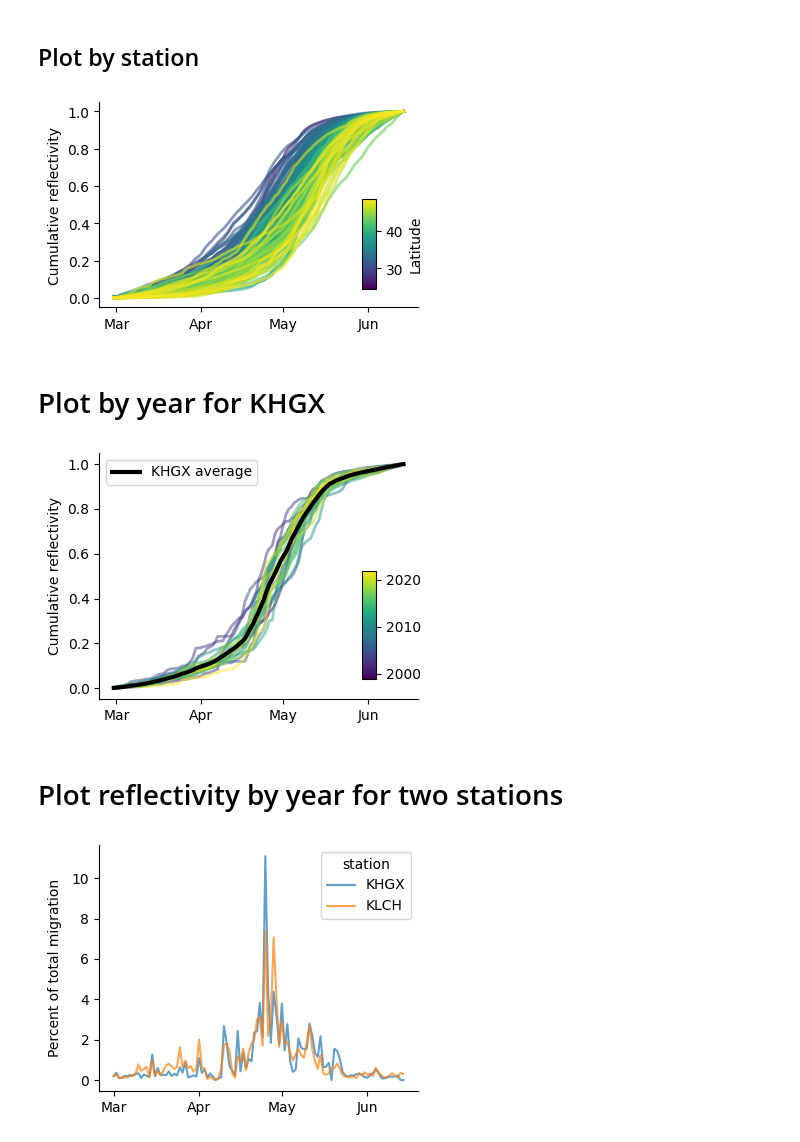
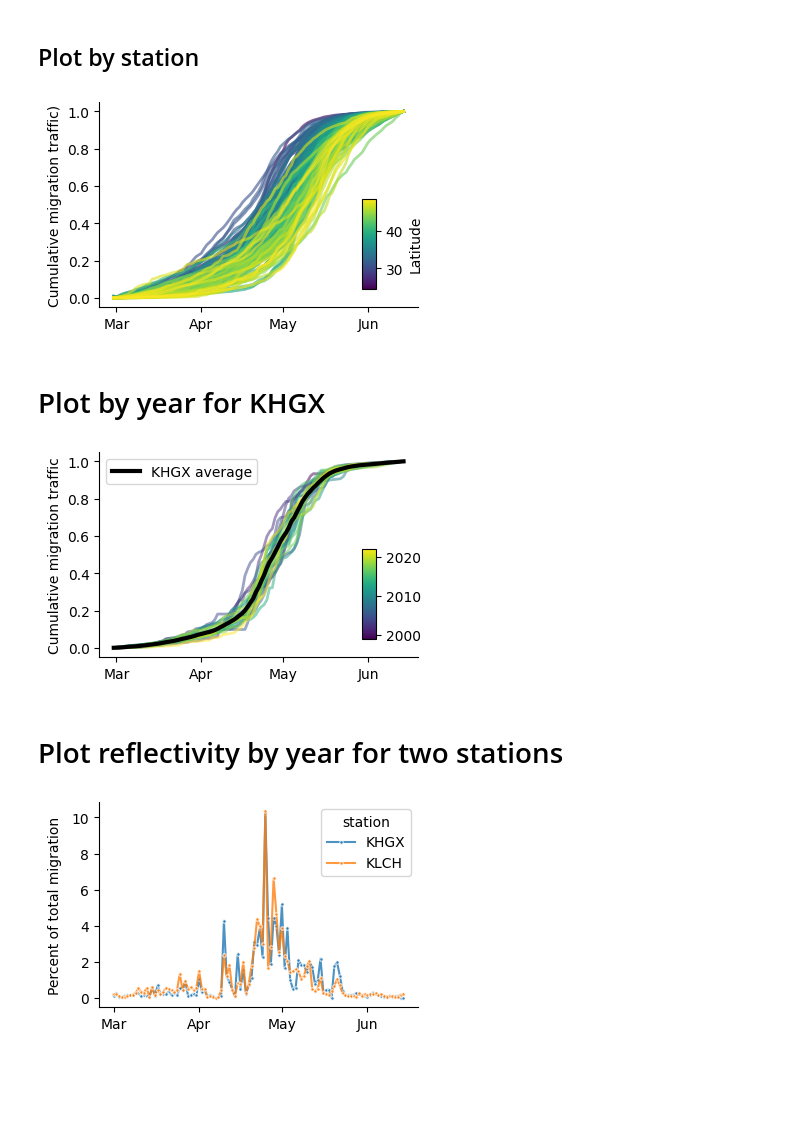
Before and after one commit to darkecology/darkeco-dataset-prep, a Jupyter notebook: validation/phenology.ipynb, the cells around one changed output. Saved outputs shown, nothing was run; the diff lists cells and outputs as text; code cells hidden in the pictures; blank space fills up the shorter version.

Commit message:
update validation scripts and figures

```diff
--- a/validation/phenology.ipynb
+++ b/validation/phenology.ipynb
@@ -16,7 +16,7 @@ root = "../data-1.0.0"
 dfs = []
 years = range(1995, 2023)
 for year in years:
-    file = f"{root}/combined-daily/{year}-daily.csv"
+    file = f"{root}/daily/{year}-daily.csv"
     df = pd.read_csv(file, parse_dates=['date'])
     df = df[df['period']=='night']
     dfs.append(df)
@@ -42,10 +42,12 @@ df = df.query('year >= 1999') # 1999 and later
 df = df.query('day >= 60 & day <= 165') # spring only
 
 # Compute cumulative reflectivity for each station-year
-df['reflectivity_hours'] = df['reflectivity_hours'].fillna(0)
-df['cum_reflectivity'] = df.groupby(['year', 'station'])['reflectivity_hours'].cumsum()
-total_reflectivity = df.groupby(['year', 'station'])['reflectivity_hours'].transform('sum')
-df['cum_reflectivity'] = df['cum_reflectivity'] / total_reflectivity
+field = 'traffic'
+
+df[field] = df[field].fillna(0)
+df['cum_migration'] = df.groupby(['year', 'station'])[field].cumsum()
+total_migration = df.groupby(['year', 'station'])[field].transform('sum')
+df['cum_migration'] = df['cum_migration'] / total_migration
 
 # Compute fraction missing for each station-year
 df['fraction_missing'] = df['fraction_missing'].fillna(1.0)
@@ -74,7 +76,7 @@ df['t'] = df['date'].apply(lambda x: x.replace(year=2000))
 
 # Use seaborn to create the plot
 fig, ax = plt.subplots(figsize=figsize)
-sns.lineplot(data=df, x = 't', y='cum_reflectivity', hue='lat',
+sns.lineplot(data=df, x = 't', y='cum_migration', hue='lat',
                   palette='viridis', errorbar=None, linewidth=2,
                   legend=False, alpha=0.6, ax = ax)
 
@@ -82,7 +84,7 @@ sns.lineplot(data=df, x = 't', y='cum_reflectivity', hue='lat',
 ax.xaxis.set_major_locator(mdates.MonthLocator())
 ax.xaxis.set_major_formatter(mdates.DateFormatter('%b'))
 sns.despine(ax = ax, top = True, right = True)
-plt.ylabel('Cumulative reflectivity')
+plt.ylabel('Cumulative migration traffic)')
 plt.xlabel(None)
 
 # Add colorbar
@@ -98,7 +100,7 @@ cbar.set_label('Latitude')
 plt.subplots_adjust(left=left, right=right, top=top, bottom=bottom)
 plt.savefig("plots/phenology-stations.pdf", dpi=300)
 # %% [output]
-[figure, old version]
+[figure, new version]
 # %% [markdown]
 # Plot by year for KHGX
 # %%
@@ -108,53 +110,53 @@ fig, ax = plt.subplots(figsize=figsize)
 khgx = df.query('station == "KHGX"')
 
 sns.lineplot(data=khgx, ax = ax,
-             x = 't', y='cum_reflectivity', hue='year',
+             x = 't', y='cum_migration', hue='year',
              palette='viridis', linewidth=2, alpha = 0.5, legend=False)
 
 # khgx.pivot(
 #     index=["t"],
 #     columns="year",
-#     values="cum_reflectivity"
+#     values="cum_migration"
 # ).plot(legend=False, color='gray', ax = ax, alpha=0.3)
 
 sns.lineplot(data=khgx, ax = ax,
-             x = 't', y='cum_reflectivity', errorbar=None, linewidth=3, color='black', legend=True, label='KHGX average')
+             x = 't', y='cum_migration', errorbar=None, linewidth=3, color='black', legend=True, label='KHGX average')
 
 # Format axes
 ax.xaxis.set_major_locator(mdates.MonthLocator())
 ax.xaxis.set_major_formatter(mdates.DateFormatter('%b'))
 sns.despine(ax = ax, top = True, right = True)
-plt.ylabel('Cumulative reflectivity')
+plt.ylabel('Cumulative migration traffic')
 plt.xlabel(None)
 
 # Add colorbar
 norm = matplotlib.colors.Normalize(vmin=khgx['year'].min(), vmax=khgx['year'].max())
 cmap = sns.color_palette("viridis", as_cmap=True)
 sm = plt.cm.ScalarMappable(cmap=cmap, norm=norm)
 sm.set_array([])  # This is needed for the colorbar to work properly
 #axins = inset_axes(ax, width="5%", height="50%", loc='lower right', borderpad=3)
 axins = inset_axes(ax, width="4%", height="40%",
                    loc='lower right', bbox_to_anchor=(0, 0.175, 0.875, 0.9),
                    bbox_transform=fig.transFigure)
 cbar = plt.colorbar(sm, cax=axins, orientation='vertical')
 #cbar.set_label('')
 plt.subplots_adjust(left=left, right=right, top=top, bottom=bottom)
 
 
 # left, right, top, bottom = fig.subplotpars.left, fig.subplotpars.right, fig.subplotpars.top, fig.subplotpars.bottom
 # print(left, right, top, bottom)
 
 
 plt.savefig("plots/phenology-khgx.pdf", dpi=300)
 # %% [output]
-[figure, old version]
+[figure, new version]
 # %% [markdown]
 # Plot reflectivity by year for two stations
 # %%
 fig, ax = plt.subplots(figsize=figsize)
 
 # Compute percent migration
-field = 'reflectivity_hours'
+field = 'traffic'
 df['total_migration'] = df.groupby(['year', 'station'])[field].transform('sum')
 df['percent_migration'] = 100 * df[field] / df['total_migration']
 
@@ -162,7 +164,8 @@ df['percent_migration'] = 100 * df[field] / df['total_migration']
 data = df.query('station == ["KHGX", "KLCH"] & year == 2007')
 
 # Plot
-sns.lineplot(data=data, ax=ax, x='t', y='percent_migration', hue='station', alpha=0.7)
+sns.lineplot(data=data, ax=ax, x='t', y='percent_migration', hue='station', marker='.', markersize=5, alpha=0.8)
+#sns.barplot(data=data, ax=ax, x='t', y='percent_migration', hue='station', alpha=0.8)
 ax.xaxis.set_major_locator(mdates.MonthLocator())
 ax.xaxis.set_major_formatter(mdates.DateFormatter('%b'))
 sns.despine(ax = ax, top = True, right = True)
@@ -172,4 +175,4 @@ plt.xlabel(None)
 plt.subplots_adjust(left=left, right=right, top=top, bottom=bottom)
 plt.savefig("plots/daily-migration.pdf", dpi=300)
 # %% [output]
-[figure, old version]
+[figure, new version]
```
Also changed, not shown: 3 other files.
